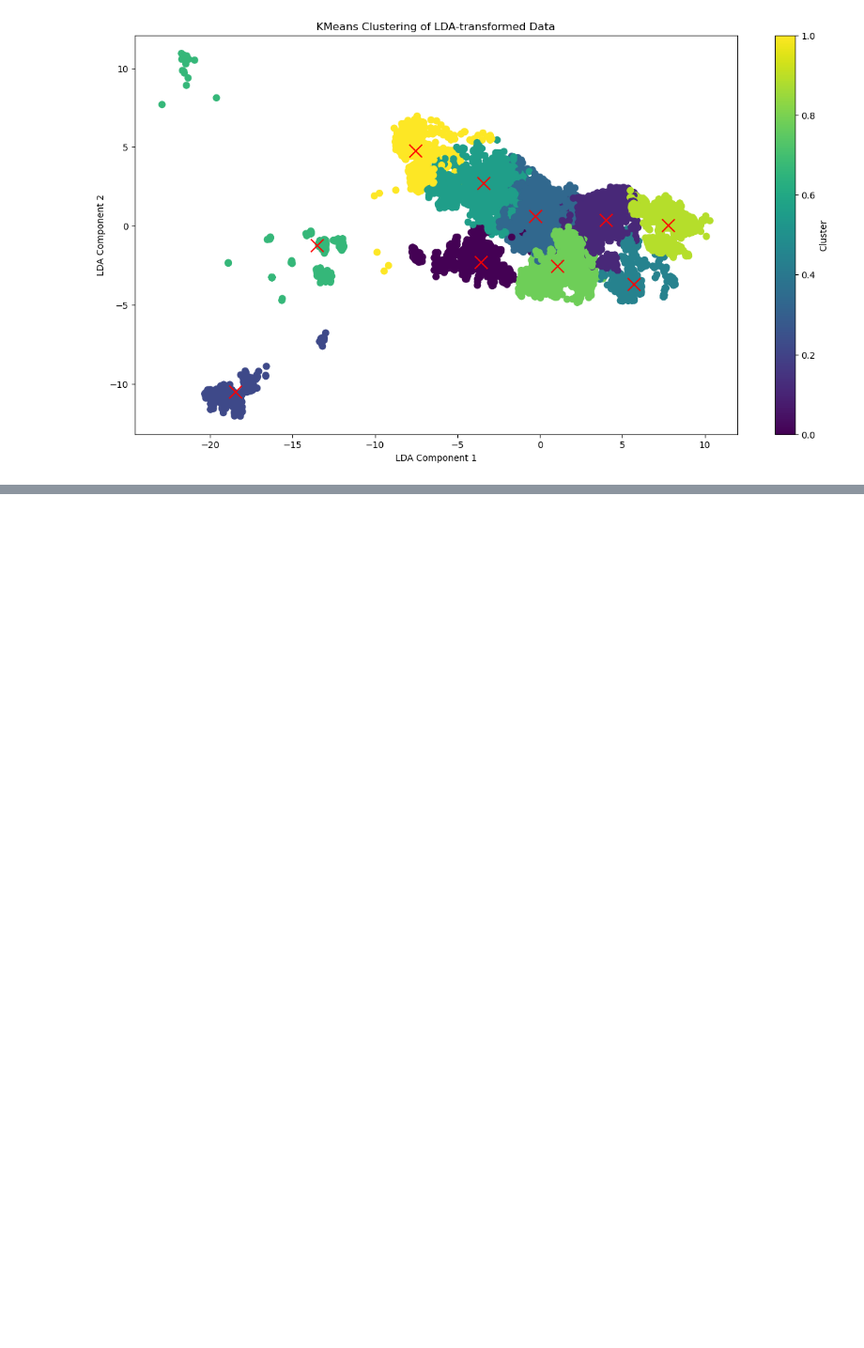
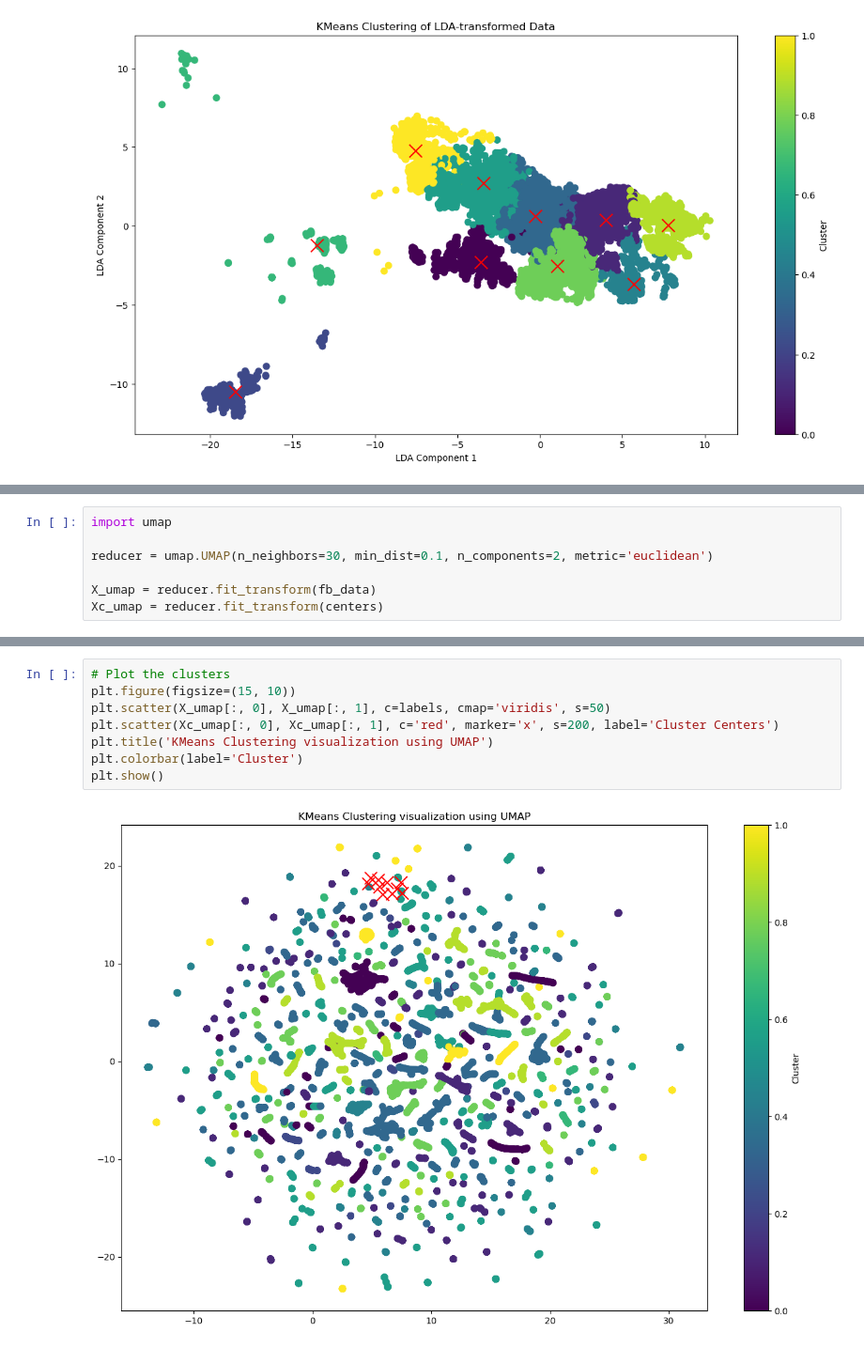
Before and after one commit to WebisD/artificial-talk, a Jupyter notebook: clustering_visualization.ipynb, the cells around one changed output, grey strips where cells are left out. Shown at 94% size. Cells and saved outputs as stored; diff of their text form; blank space fills up the shorter version.

```diff
--- a/clustering_visualization.ipynb
+++ b/clustering_visualization.ipynb
@@ -35,0 +61,7 @@ plt.show()
+# %%
+import umap
+
+reducer = umap.UMAP(n_neighbors=30, min_dist=0.1, n_components=2, metric='euclidean')
+
+X_umap = reducer.fit_transform(fb_data)
+Xc_umap = reducer.fit_transform(centers)
@@ -35,0 +71,10 @@ plt.show()
+# %%
+# Plot the clusters
+plt.figure(figsize=(15, 10))
+plt.scatter(X_umap[:, 0], X_umap[:, 1], c=labels, cmap='viridis', s=50)
+plt.scatter(Xc_umap[:, 0], Xc_umap[:, 1], c='red', marker='x', s=200, label='Cluster Centers')
+plt.title('KMeans Clustering visualization using UMAP')
+plt.colorbar(label='Cluster')
+plt.show()
+# %% [output]
+[figure, added]
```
Also changed, not shown: parts of 18 cells of this notebook, 7 other files.
